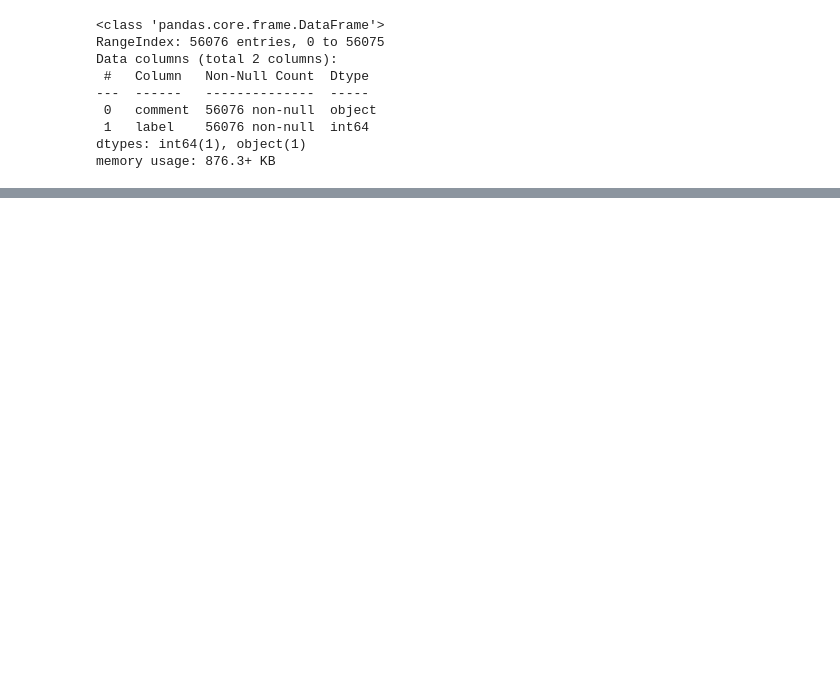
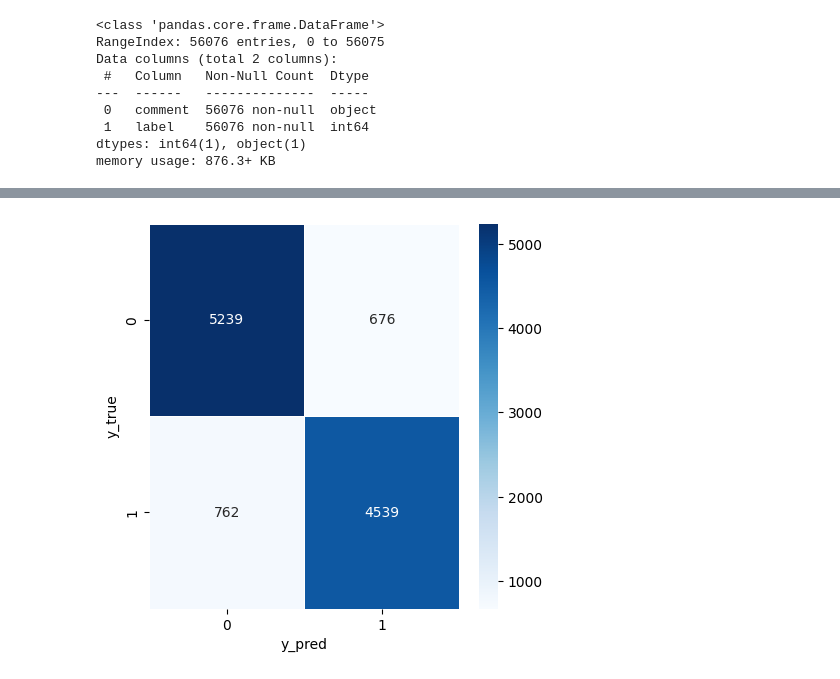
Before and after one commit to XuanTungBui/Sentiment_Analysis, a Jupyter notebook: sentiment_analysis.ipynb, the cells around one changed output, grey strips where cells are left out. Saved outputs shown, nothing was run; the diff lists cells and outputs as text; code cells hidden in the pictures; blank space fills up the shorter version.

```diff
--- a/sentiment_analysis.ipynb
+++ b/sentiment_analysis.ipynb
@@ -78,0 +85,16 @@ CROSS-VALIDATION 5 FOLDS: 0.862
+# %%
+from sklearn.metrics import confusion_matrix
+import matplotlib.pyplot as plt
+import numpy as np
+import seaborn as sns
+
+
+result = confusion_matrix(y_test,y_pred)
+
+f, ax=plt.subplots(figsize=(5,5))
+sns.heatmap(result,annot=True,linewidths=0.5,cmap='Blues',fmt=".0f",ax=ax)
+plt.xlabel("y_pred")
+plt.ylabel("y_true")
+plt.show()
+# %% [output]
+[figure, added]
```
Also changed, not shown: parts of 9 cells of this notebook.
